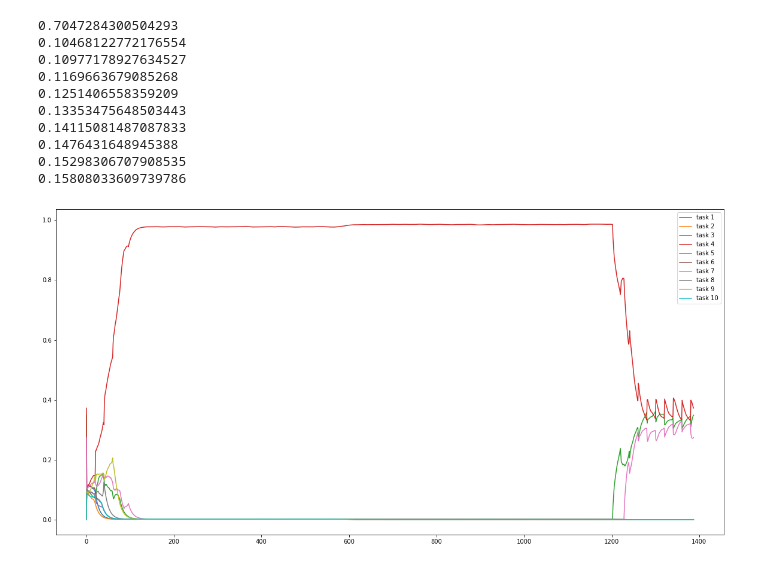
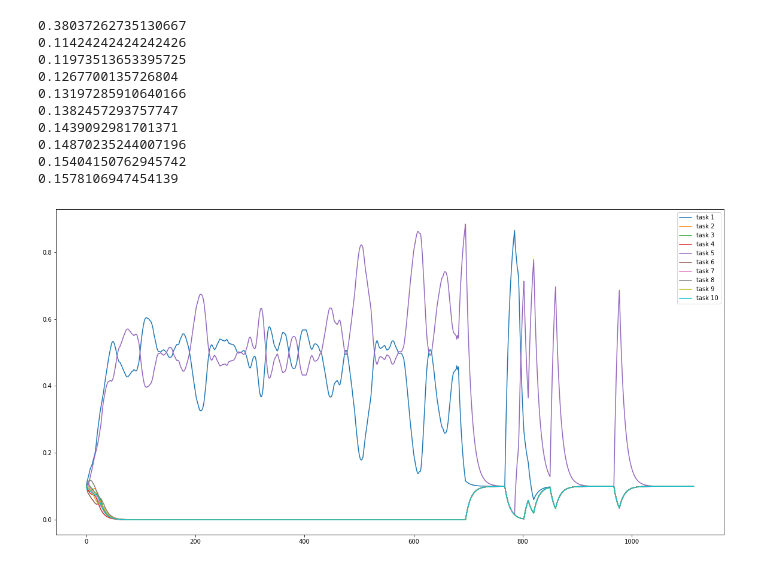
Before and after one commit to kaito0311/Code_Lab, a Jupyter notebook: SA_LSA_MFEA/SaMTPSO.ipynb, the cells around one changed output. Saved outputs shown, nothing was run; the diff lists cells and outputs as text; code cells hidden in the pictures.

```diff
--- a/SA_LSA_MFEA/SaMTPSO.ipynb
+++ b/SA_LSA_MFEA/SaMTPSO.ipynb
@@ -19,0 +6,7 @@ Rastrigin _dimension: 50 :  73.62686433982657
+# %%
+history_cost, history_p_matrix = [], []
+for i in range(1):
+
+    history, p_matrix = lsa_SaMTPSO(tasks, lsa= True)
+    history_cost.append(history)
+    history_p_matrix.append(p_matrix)
@@ -21,21 +26,22 @@ Rastrigin _dimension: 50 :  73.62686433982657
 for i in range(10):
     print(p_matrix[i][0][0])
 # %% [output]
-0.7047284300504293
-0.10468122772176554
-0.10977178927634527
-0.1169663679085268
-0.1251406558359209
-0.13353475648503443
-0.14115081487087833
-0.1476431648945388
-0.15298306707908535
-0.15808033609739786
+0.38037262735130667
+0.11424242424242426
+0.11973513653395725
+0.1267700135726804
+0.13197285910640166
+0.1382457293757747
+0.1439092981701371
+0.14870235244007196
+0.15404150762945742
+0.1578106947454139
 # %%
 import matplotlib.pyplot as plt
 plt.figure(figsize= (20,10))
+p_matrix = history_p_matrix[0]
 for i in range(len(tasks)):
-    plt.plot(np.arange(len(p_matrix)), [matrix[4-1][i] for matrix in p_matrix], label = "task " + str(i+1))
+    plt.plot(np.arange(len(p_matrix)), [matrix[5-1][i] for matrix in p_matrix], label = "task " + str(i+1))
     plt.legend()
 # %% [output]
-[figure, old version]
+[figure, new version]
```
Also changed, not shown: parts of 4 cells of this notebook, 8 other files.
